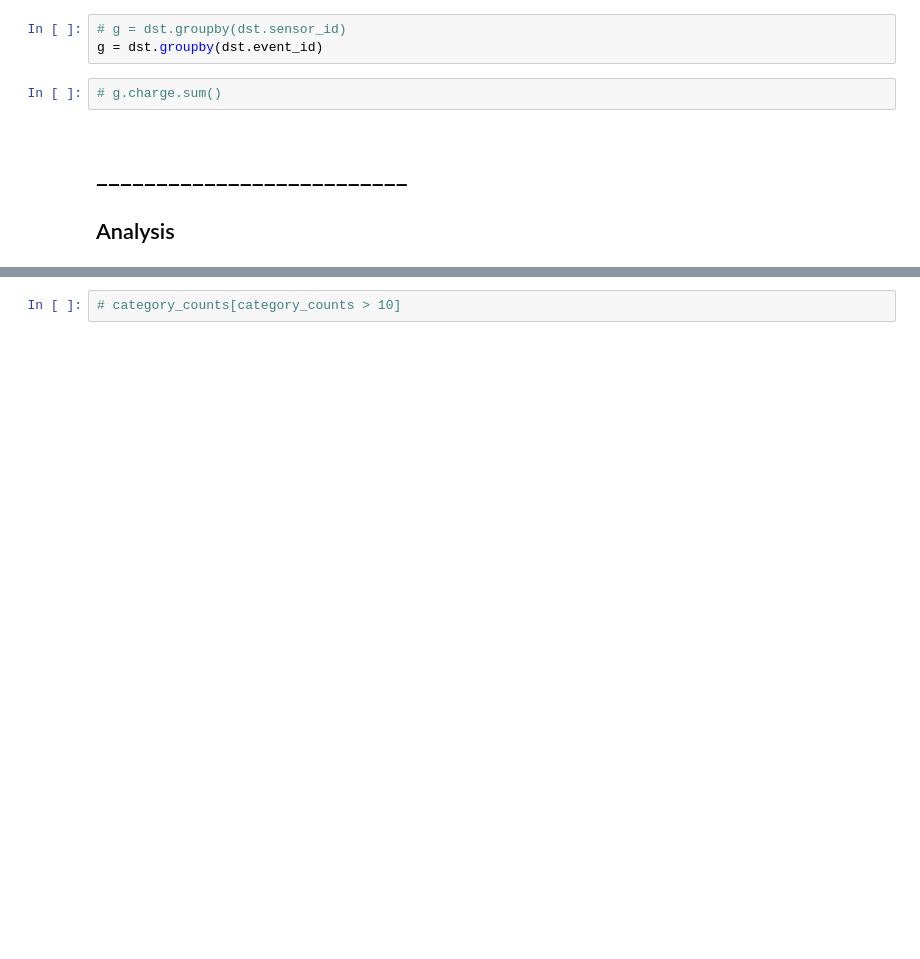
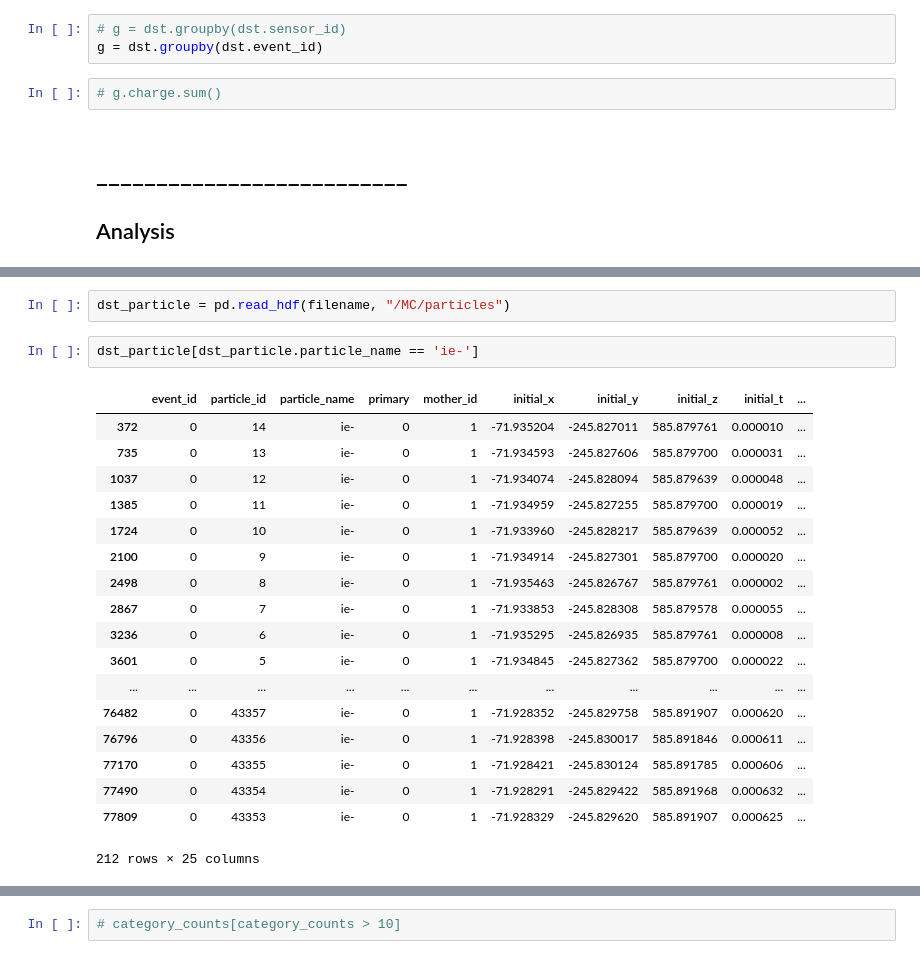
Before and after one commit to mariandbt/python, a Jupyter notebook: notebooks/20230921_NEXT100_fullKr_fiberBarrel.ipynb, the cells around one changed output, grey strips where cells are left out. Saved outputs shown, nothing was run; the diff lists cells and outputs as text; blank space fills up the shorter version.

```diff
--- a/notebooks/20230921_NEXT100_fullKr_fiberBarrel.ipynb
+++ b/notebooks/20230921_NEXT100_fullKr_fiberBarrel.ipynb
@@ -218,3 +271,26 @@ dst_sens
+# %%
+dst_particle = pd.read_hdf(filename, "/MC/particles")
+# %%
+dst_particle[dst_particle.particle_name == 'ie-']
+# %% [output]
+|  | event_id | particle_id | particle_name | primary | mother_id | initial_x | initial_y | initial_z | initial_t | ... |
+| 372 | 0 | 14 | ie- | 0 | 1 | -71.935204 | -245.827011 | 585.879761 | 0.000010 | ... |
+| 735 | 0 | 13 | ie- | 0 | 1 | -71.934593 | -245.827606 | 585.879700 | 0.000031 | ... |
+| 1037 | 0 | 12 | ie- | 0 | 1 | -71.934074 | -245.828094 | 585.879639 | 0.000048 | ... |
+| 1385 | 0 | 11 | ie- | 0 | 1 | -71.934959 | -245.827255 | 585.879700 | 0.000019 | ... |
+| 1724 | 0 | 10 | ie- | 0 | 1 | -71.933960 | -245.828217 | 585.879639 | 0.000052 | ... |
+| 2100 | 0 | 9 | ie- | 0 | 1 | -71.934914 | -245.827301 | 585.879700 | 0.000020 | ... |
+| 2498 | 0 | 8 | ie- | 0 | 1 | -71.935463 | -245.826767 | 585.879761 | 0.000002 | ... |
+| 2867 | 0 | 7 | ie- | 0 | 1 | -71.933853 | -245.828308 | 585.879578 | 0.000055 | ... |
+| 3236 | 0 | 6 | ie- | 0 | 1 | -71.935295 | -245.826935 | 585.879761 | 0.000008 | ... |
+| 3601 | 0 | 5 | ie- | 0 | 1 | -71.934845 | -245.827362 | 585.879700 | 0.000022 | ... |
+| ... | ... | ... | ... | ... | ... | ... | ... | ... | ... | ... |
+| 76482 | 0 | 43357 | ie- | 0 | 1 | -71.928352 | -245.829758 | 585.891907 | 0.000620 | ... |
+| 76796 | 0 | 43356 | ie- | 0 | 1 | -71.928398 | -245.830017 | 585.891846 | 0.000611 | ... |
+| 77170 | 0 | 43355 | ie- | 0 | 1 | -71.928421 | -245.830124 | 585.891785 | 0.000606 | ... |
+| 77490 | 0 | 43354 | ie- | 0 | 1 | -71.928291 | -245.829422 | 585.891968 | 0.000632 | ... |
+| 77809 | 0 | 43353 | ie- | 0 | 1 | -71.928329 | -245.829620 | 585.891907 | 0.000625 | ... |
+212 rows × 25 columns
 # %%
 dst_particle = pd.read_hdf(filename, "/MC/particles")
 dst_particle.loc[dst_particle.particle_name == 'opticalphoton']
```
Also changed, not shown: parts of 24 cells of this notebook.
